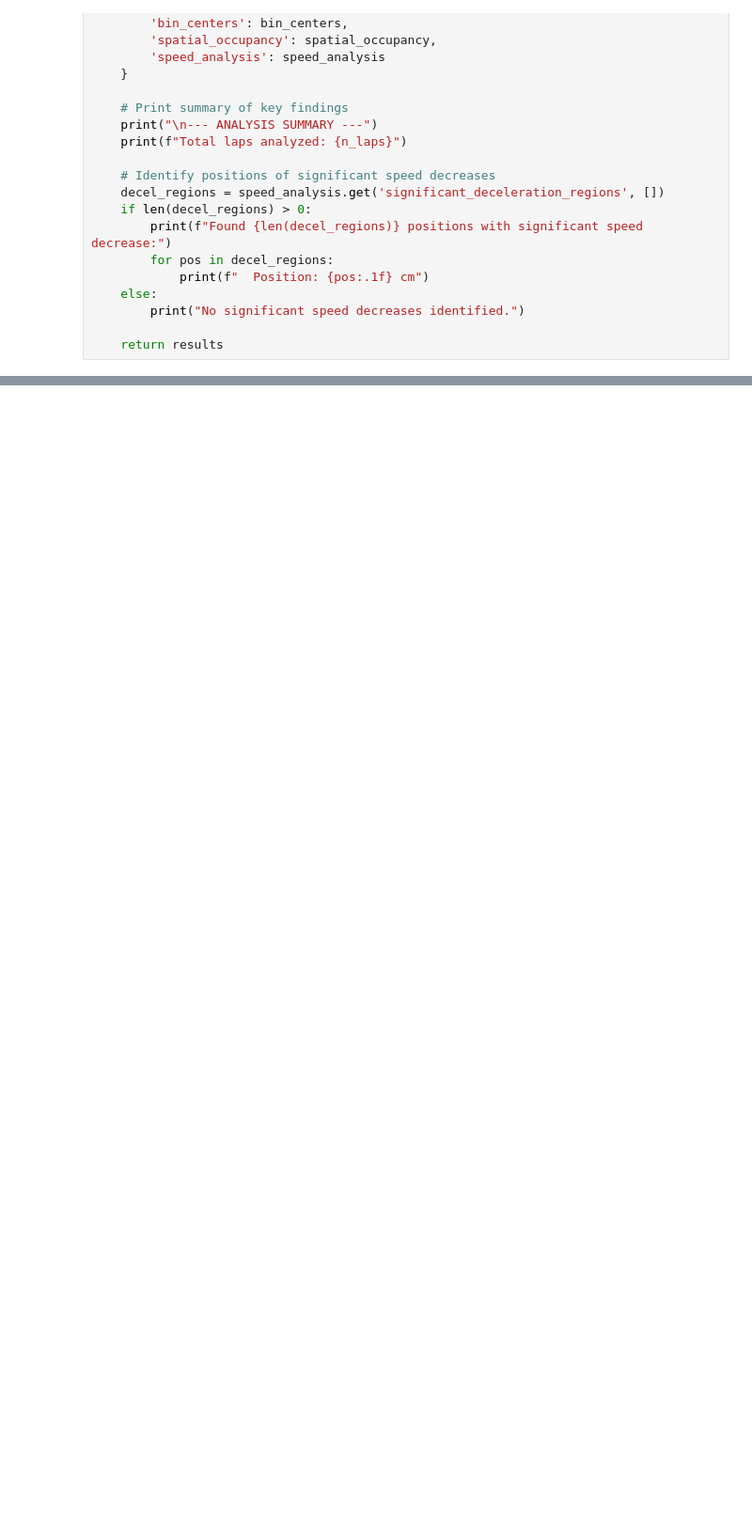
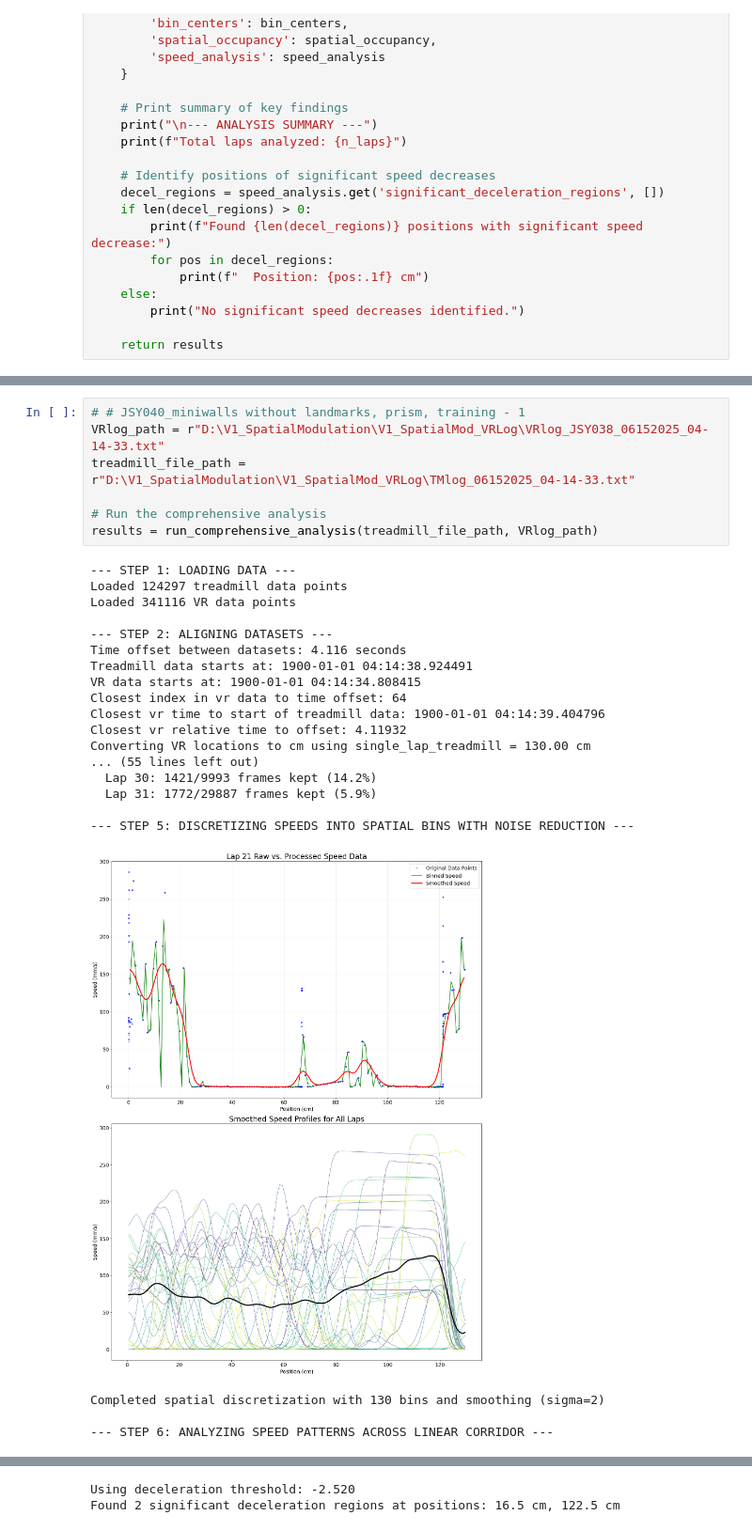
Before and after one commit to jasmineyeo/V1_SpatialModulation, a Jupyter notebook: SpatialModulation_notebook/SpeedAnalysis_DuringTraversal.ipynb, the cells around one changed output, grey strips where cells are left out. Shown at 94% size. Cells and saved outputs as stored; diff of their text form; blank space fills up the shorter version.

```diff
--- a/SpatialModulation_notebook/SpeedAnalysis_DuringTraversal.ipynb
+++ b/SpatialModulation_notebook/SpeedAnalysis_DuringTraversal.ipynb
@@ -976,0 +996,29 @@ Found 1 positions with significant speed decrease:
+# %%
+# # JSY040_miniwalls without landmarks, prism, training - 1
+VRlog_path = r"D:\V1_SpatialModulation\V1_SpatialMod_VRLog\VRlog_JSY038_06152025_04-14-33.txt"
+treadmill_file_path = r"D:\V1_SpatialModulation\V1_SpatialMod_VRLog\TMlog_06152025_04-14-33.txt"
+
+# Run the comprehensive analysis
+results = run_comprehensive_analysis(treadmill_file_path, VRlog_path)
+# %% [output]
+--- STEP 1: LOADING DATA ---
+Loaded 124297 treadmill data points
+Loaded 341116 VR data points
+
+--- STEP 2: ALIGNING DATASETS ---
+Time offset between datasets: 4.116 seconds
+Treadmill data starts at: 1900-01-01 04:14:38.924491
+VR data starts at: 1900-01-01 04:14:34.808415
+Closest index in vr data to time offset: 64
+Closest vr time to start of treadmill data: 1900-01-01 04:14:39.404796
+Closest vr relative time to offset: 4.11932
+Converting VR locations to cm using single_lap_treadmill = 130.00 cm
+... (55 lines left out)
+  Lap 30: 1421/9993 frames kept (14.2%)
+  Lap 31: 1772/29887 frames kept (5.9%)
+
+--- STEP 5: DISCRETIZING SPEEDS INTO SPATIAL BINS WITH NOISE REDUCTION ---
+[figure, added]
+Completed spatial discretization with 130 bins and smoothing (sigma=2)
+
+--- STEP 6: ANALYZING SPEED PATTERNS ACROSS LINEAR CORRIDOR ---
@@ -976,0 +1026,2 @@ Found 1 positions with significant speed decrease:
+Using deceleration threshold: -2.520
+Found 2 significant deceleration regions at positions: 16.5 cm, 122.5 cm
```
Also changed, not shown: parts of 2 cells of this notebook, 13 other files.
